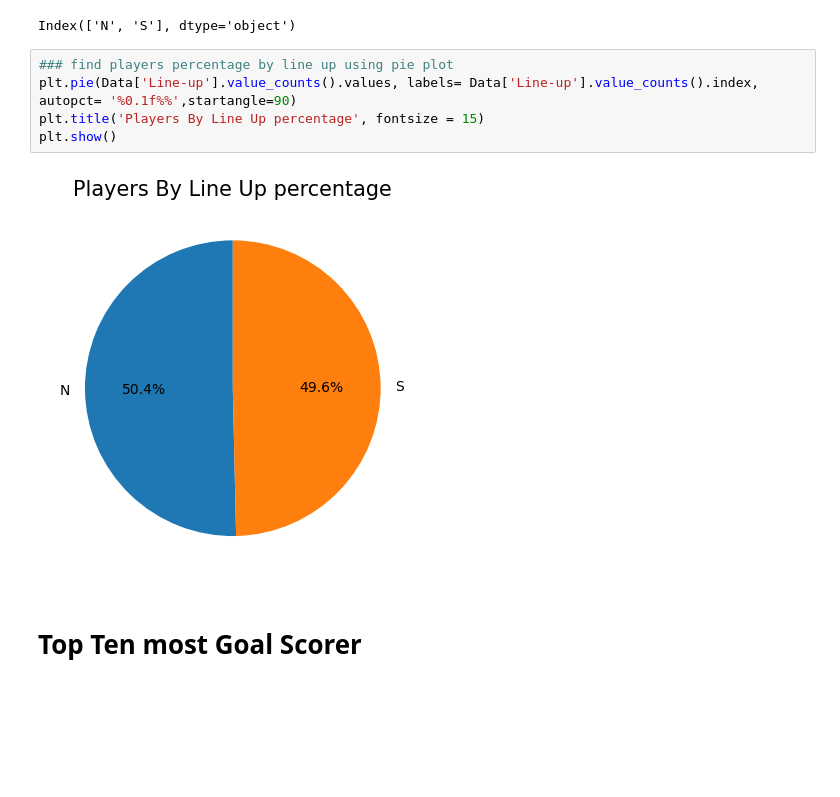
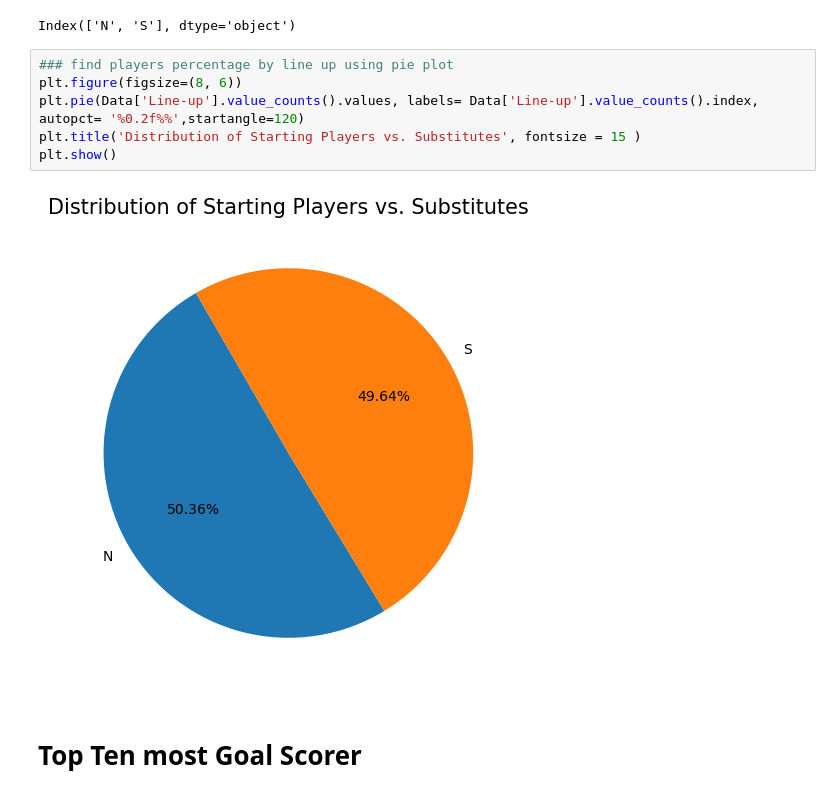
Before and after one commit to UsmanAhamed12/Data-Analyst-Intern-Project, a Jupyter notebook: FIFA WORLD CUP ANALYSIS PROJECT/NoteBooks/EDA_worldcupplayers.ipynb, the cells around one changed output. Cells and saved outputs as stored; diff of their text form; blank space fills up the shorter version.

```diff
--- a/FIFA WORLD CUP ANALYSIS PROJECT/NoteBooks/EDA_worldcupplayers.ipynb
+++ b/FIFA WORLD CUP ANALYSIS PROJECT/NoteBooks/EDA_worldcupplayers.ipynb
@@ -34,11 +34,12 @@ Data['Line-up'].value_counts().index
 Index(['N', 'S'], dtype='object')
 # %%
 ### find players percentage by line up using pie plot
-plt.pie(Data['Line-up'].value_counts().values, labels= Data['Line-up'].value_counts().index, autopct= '%0.1f%%',startangle=90)
-plt.title('Players By Line Up percentage', fontsize = 15)
+plt.figure(figsize=(8, 6))
+plt.pie(Data['Line-up'].value_counts().values, labels= Data['Line-up'].value_counts().index, autopct= '%0.2f%%',startangle=120)
+plt.title('Distribution of Starting Players vs. Substitutes', fontsize = 15 )
 plt.show()
 # %% [output]
-[figure, old version]
+[figure, new version]
 # %% [markdown]
 # Top Ten most Goal Scorer
 # %%
```
Also changed, not shown: parts of 1 cell of this notebook.
